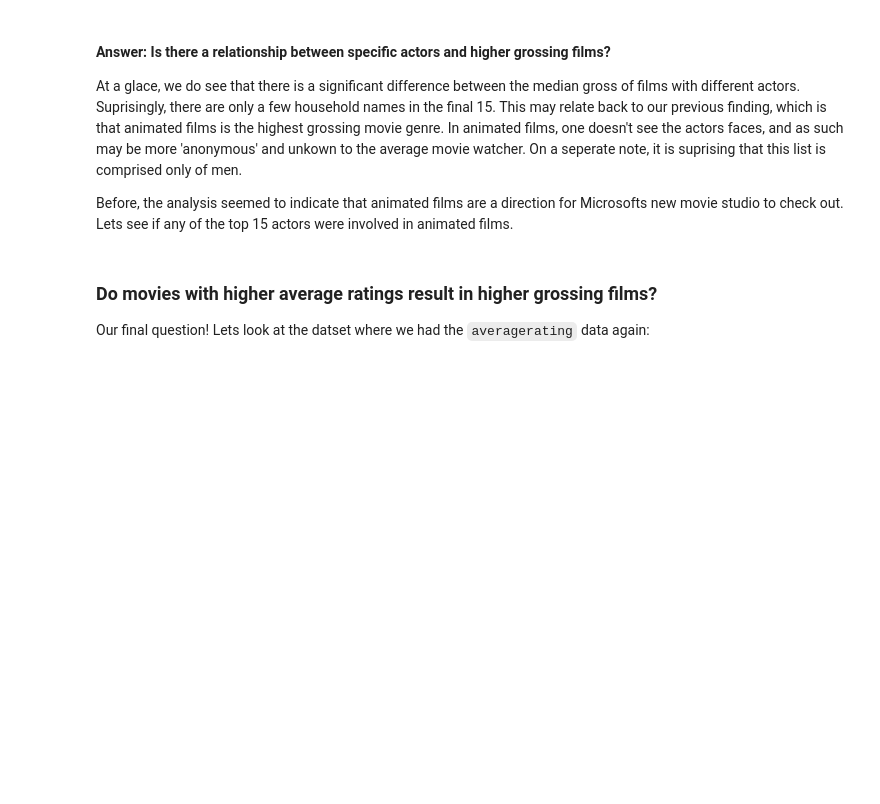
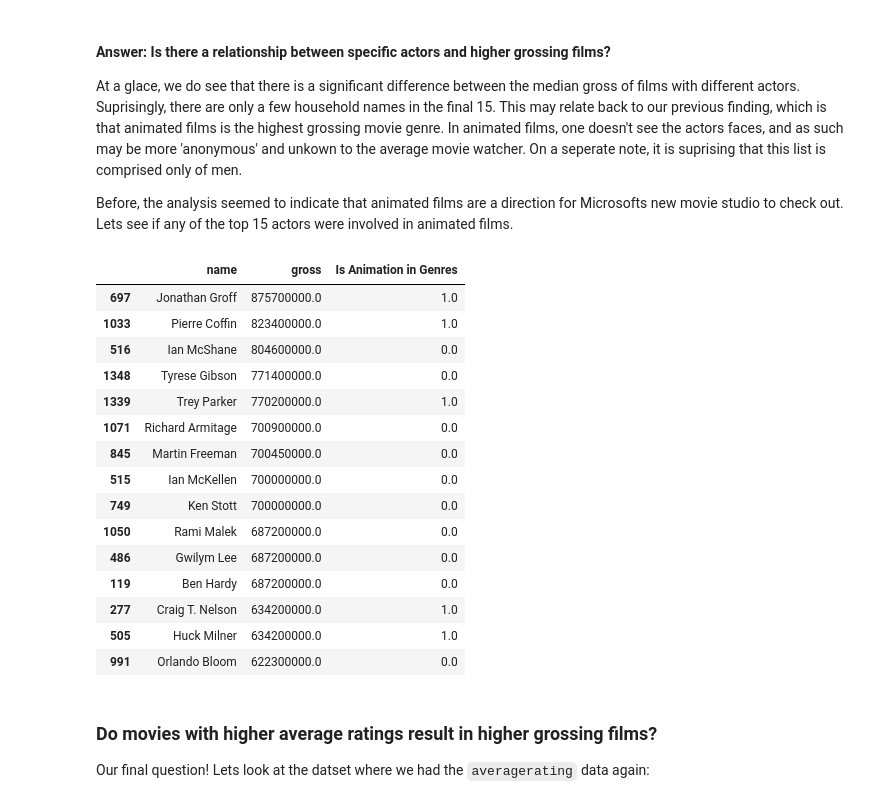
Before and after one commit to sanderlin2013/Movie-Analysis, a Jupyter notebook: Movie Data Analysis.ipynb, the cells around one changed output. Saved outputs shown, nothing was run; the diff lists cells and outputs as text; code cells hidden in the pictures; blank space fills up the shorter version.

```diff
--- a/Movie Data Analysis.ipynb
+++ b/Movie Data Analysis.ipynb
@@ -462,16 +656,33 @@ Before, the analysis seemed to indicate that animated films are a direction for
 # %%
 top15_in_animation = []
 for name, gross, genres in zip(join_actors_gross['primary_name'], join_actors_gross['foreign_gross'], join_actors_gross['genres']):
     if genres is not None and 'Animation' in genres:
         top15_in_animation.append([name, gross, genres, True])
     else:
         top15_in_animation.append([name, gross, genres, False])
 
 
 top15_in_animation = pd.DataFrame(
-    new_df, columns=['name', 'gross', 'genres', 'Is Animation in Genres'])
+    top15_in_animation, columns=['name', 'gross', 'genres', 'Is Animation in Genres'])
 top15_in_animation.groupby(['name'], as_index=False).median().sort_values(
     by='gross', ascending=False).head(15)
+# %% [output]
+|  | name | gross | Is Animation in Genres |
+| 697 | Jonathan Groff | 875700000.0 | 1.0 |
+| 1033 | Pierre Coffin | 823400000.0 | 1.0 |
+| 516 | Ian McShane | 804600000.0 | 0.0 |
+| 1348 | Tyrese Gibson | 771400000.0 | 0.0 |
+| 1339 | Trey Parker | 770200000.0 | 1.0 |
+| 1071 | Richard Armitage | 700900000.0 | 0.0 |
+| 845 | Martin Freeman | 700450000.0 | 0.0 |
+| 515 | Ian McKellen | 700000000.0 | 0.0 |
+| 749 | Ken Stott | 700000000.0 | 0.0 |
+| 1050 | Rami Malek | 687200000.0 | 0.0 |
+| 486 | Gwilym Lee | 687200000.0 | 0.0 |
+| 119 | Ben Hardy | 687200000.0 | 0.0 |
+| 277 | Craig T. Nelson | 634200000.0 | 1.0 |
+| 505 | Huck Milner | 634200000.0 | 1.0 |
+| 991 | Orlando Bloom | 622300000.0 | 0.0 |
 # %% [markdown]
 ### Do movies with higher average ratings result in higher grossing films?
 
```
Also changed, not shown: parts of 28 cells of this notebook.
